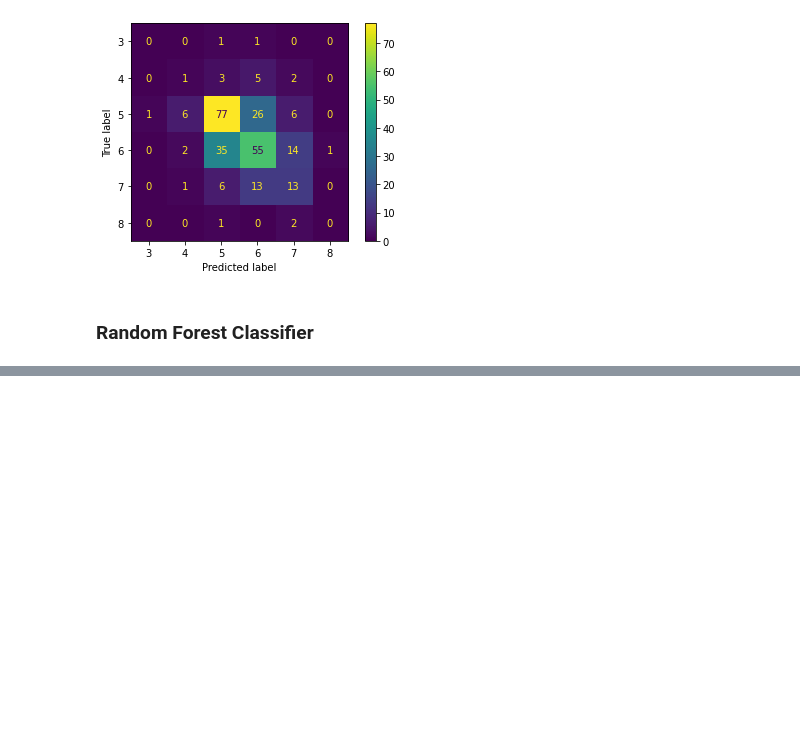
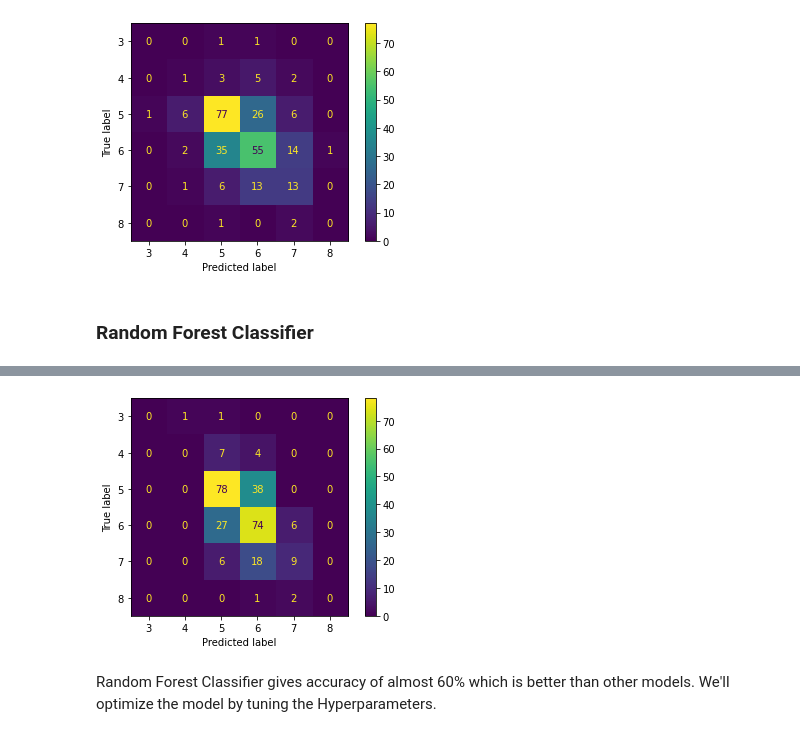
Before and after one commit to peeush-agarwal/red-wine-quality-predictor, a Jupyter notebook: notebooks/models.ipynb, the cells around one changed output, grey strips where cells are left out. Cells and saved outputs as stored; diff of their text form; code cells hidden in the pictures; blank space fills up the shorter version.

Commit message:
Add RandomForestClassifier model to predict

```diff
--- a/notebooks/models.ipynb
+++ b/notebooks/models.ipynb
@@ -173,3 +174,6 @@ display_conf_matrix(y_val, y_val_pred_dt)
 [figure]
 # %% [markdown]
 ### Random Forest Classifier
+# %%
+rf = RandomForestClassifier(random_state=41)
+rf.fit(X_train, y_train)
@@ -175,0 +182,2 @@ display_conf_matrix(y_val, y_val_pred_dt)
+# %%
+y_val_pred_rf = rf.predict(X_val)
@@ -175,0 +203,6 @@ display_conf_matrix(y_val, y_val_pred_dt)
+# %%
+display_conf_matrix(y_val, y_val_pred_rf)
+# %% [output]
+[figure, added]
+# %% [markdown]
+Random Forest Classifier gives accuracy of almost 60% which is better than other models. We'll optimize the model by tuning the Hyperparameters.
```
Also changed, not shown: parts of 3 cells of this notebook.
